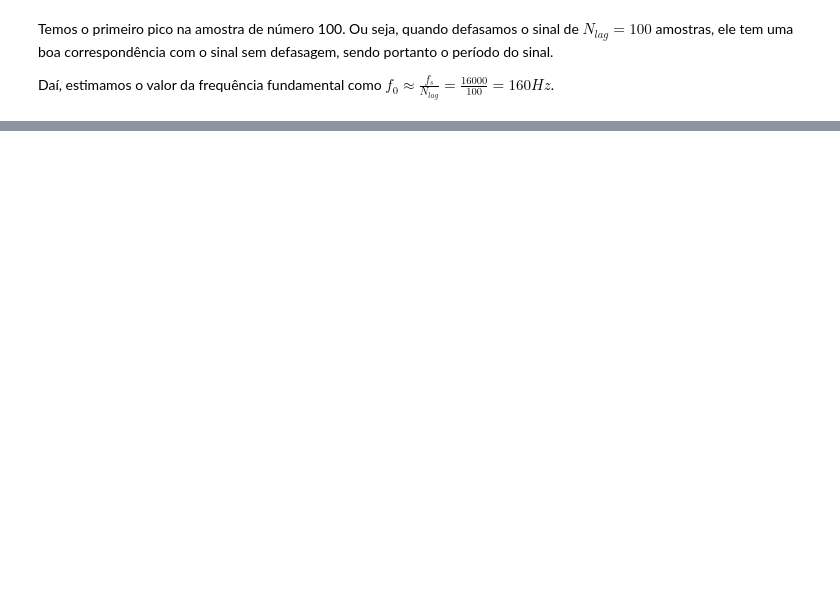
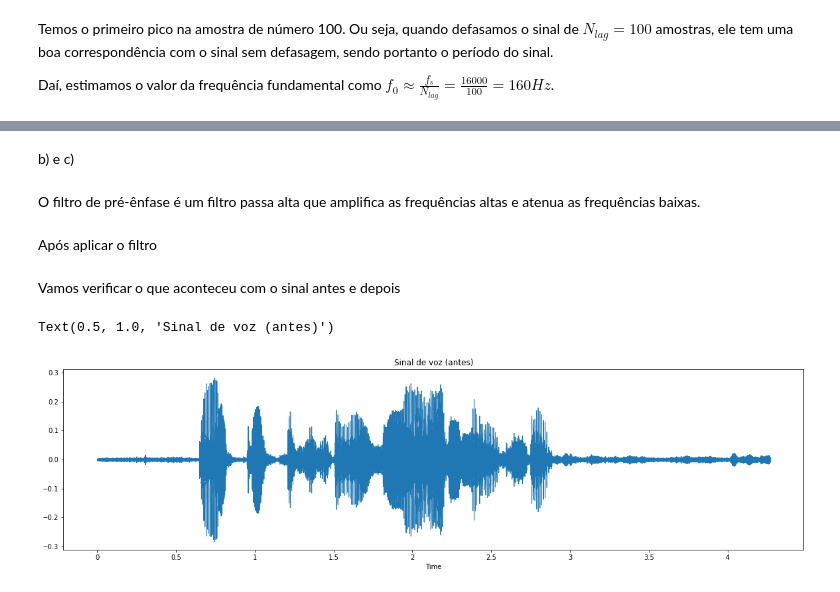
Before and after one commit to mpereiramoretti/psi5123-lista2, a Jupyter notebook: Lista de exercícios 2.ipynb, the cells around one changed output, grey strips where cells are left out. Saved outputs shown, nothing was run; the diff lists cells and outputs as text; code cells hidden in the pictures; blank space fills up the shorter version.

```diff
--- a/Lista de exercícios 2.ipynb
+++ b/Lista de exercícios 2.ipynb
@@ -536,0 +501,6 @@ ipd.Audio(output_signal, rate=sr)
+# %% [markdown]
+b) e c)
+# %% [markdown]
+O filtro de pré-ênfase é um filtro passa alta que amplifica as frequências altas e atenua as frequências baixas.
+# %% [markdown]
+Após aplicar o filtro
@@ -536,0 +509,9 @@ ipd.Audio(output_signal, rate=sr)
+# %% [markdown]
+Vamos verificar o que aconteceu com o sinal antes e depois
+# %%
+plt.figure(figsize=(20, 5))
+librosa.display.waveshow(x, sr=fs)
+plt.title("Sinal de voz (antes)")
+# %% [output]
+Text(0.5, 1.0, 'Sinal de voz (antes)')
+[figure, added]
```
Also changed, not shown: parts of 39 cells of this notebook.
